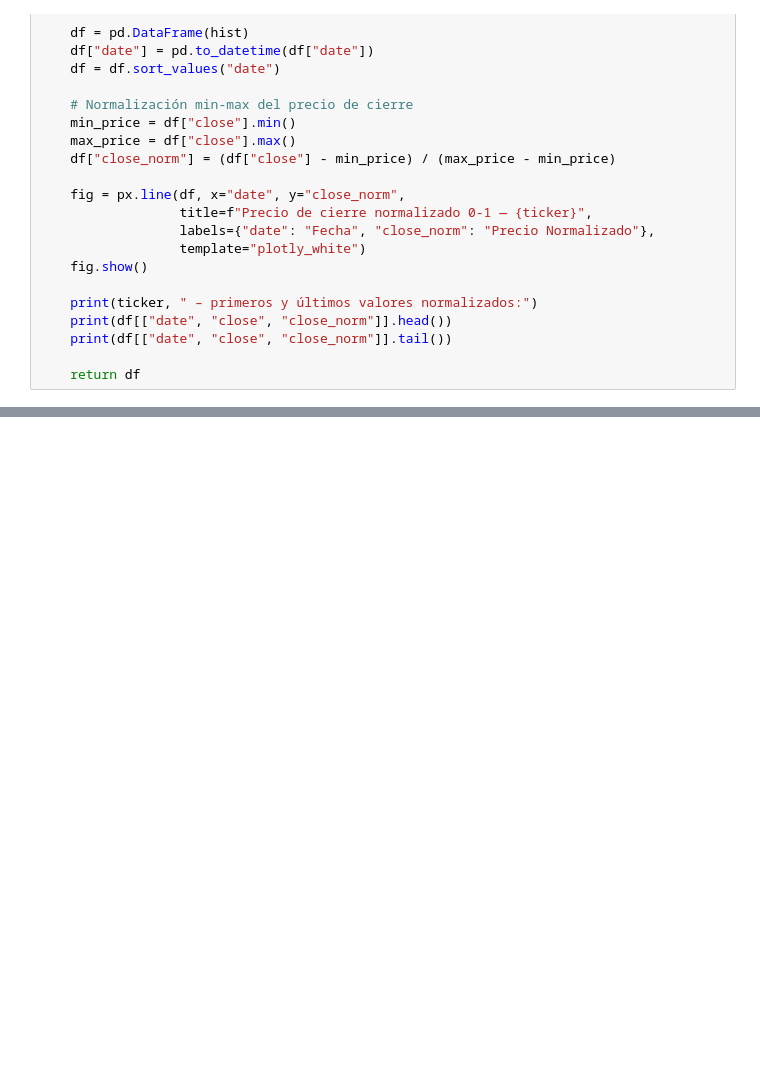
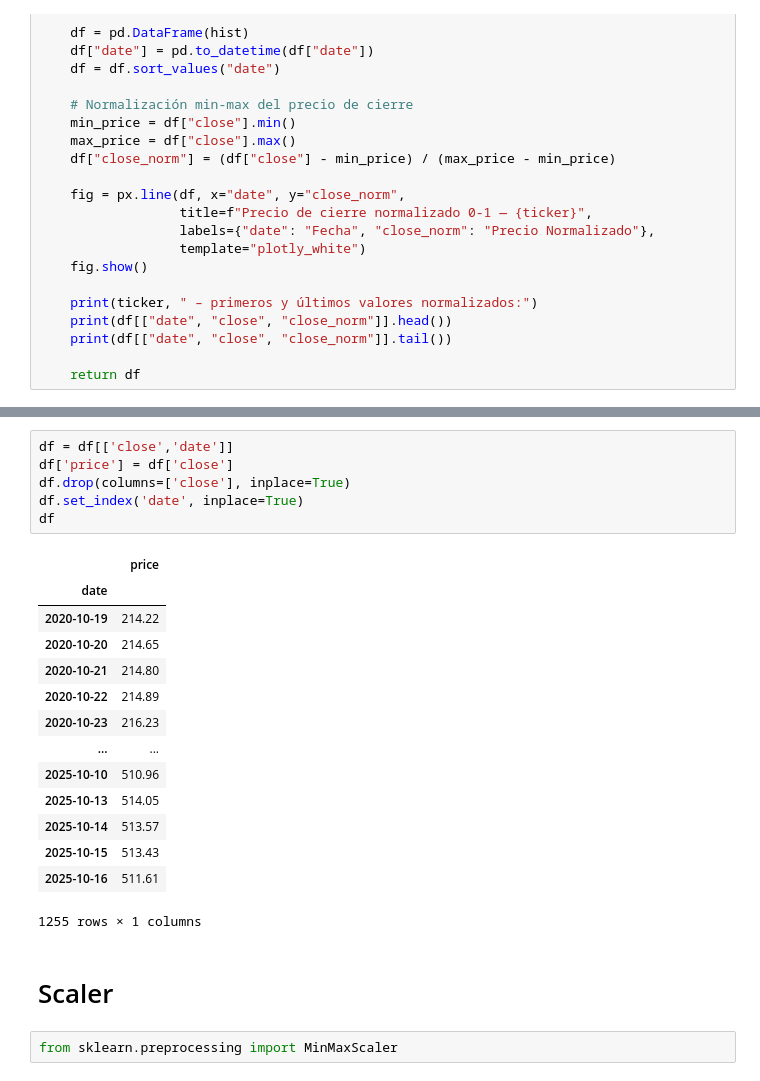
Before and after one commit to priscilacervantes25/E2_Prediccion_precio_cierre_accion, a Jupyter notebook: main.ipynb, the cells around one changed output, grey strips where cells are left out. Drawn from its saved outputs; the diff is of its cells as text; blank space fills up the shorter version.

```diff
--- a/main.ipynb
+++ b/main.ipynb
@@ -222,0 +279,25 @@ MSFT  – primeros y últimos valores normalizados:
+# %%
+df = df[['close','date']]
+df['price'] = df['close']
+df.drop(columns=['close'], inplace=True)
+df.set_index('date', inplace=True)
+df
+# %% [output]
+|  | price |
+| date |  |
+| 2020-10-19 | 214.22 |
+| 2020-10-20 | 214.65 |
+| 2020-10-21 | 214.80 |
+| 2020-10-22 | 214.89 |
+| 2020-10-23 | 216.23 |
+| ... | ... |
+| 2025-10-10 | 510.96 |
+| 2025-10-13 | 514.05 |
+| 2025-10-14 | 513.57 |
+| 2025-10-15 | 513.43 |
+| 2025-10-16 | 511.61 |
+1255 rows × 1 columns
+# %% [markdown]
+# Scaler
+# %%
+from sklearn.preprocessing import MinMaxScaler
```
Also changed, not shown: parts of 10 cells of this notebook.
